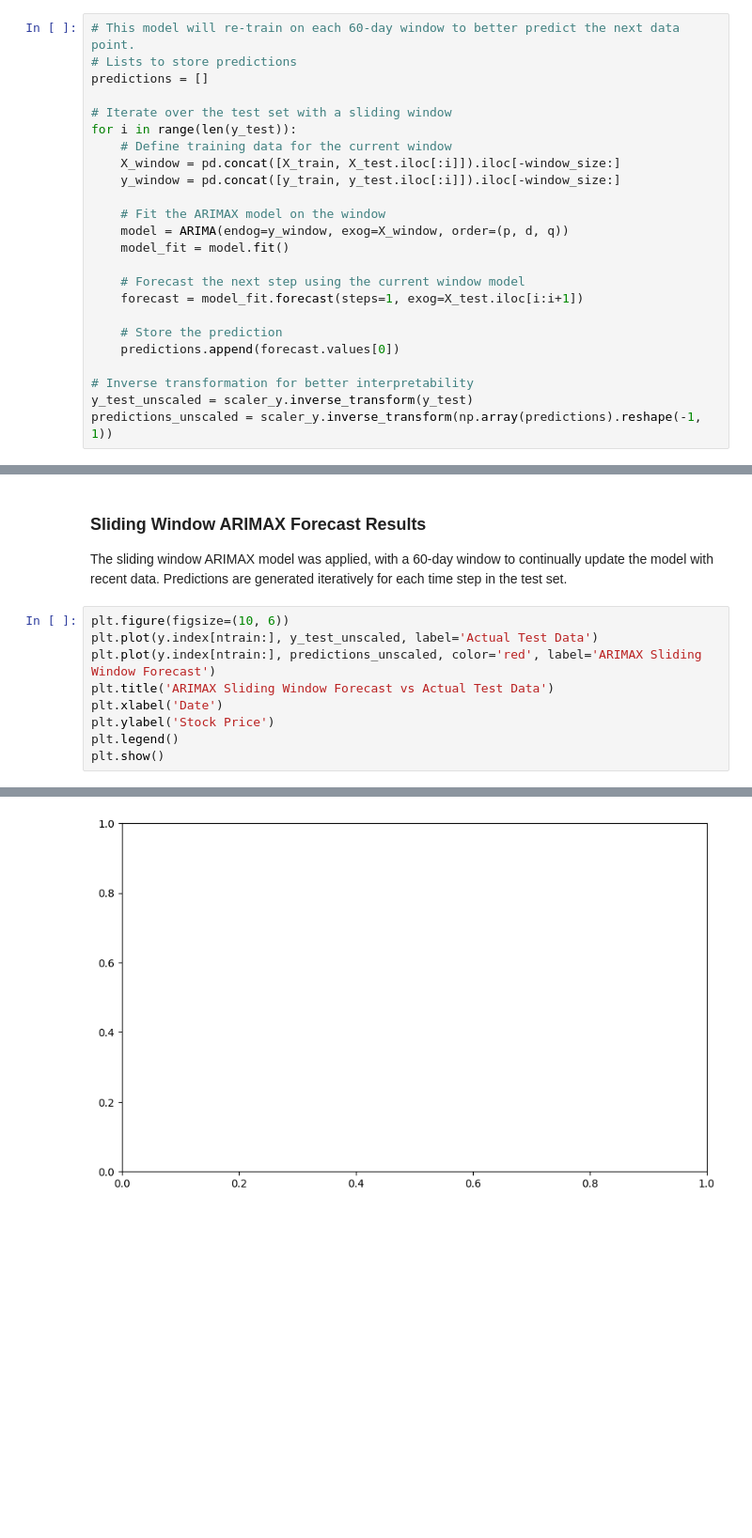
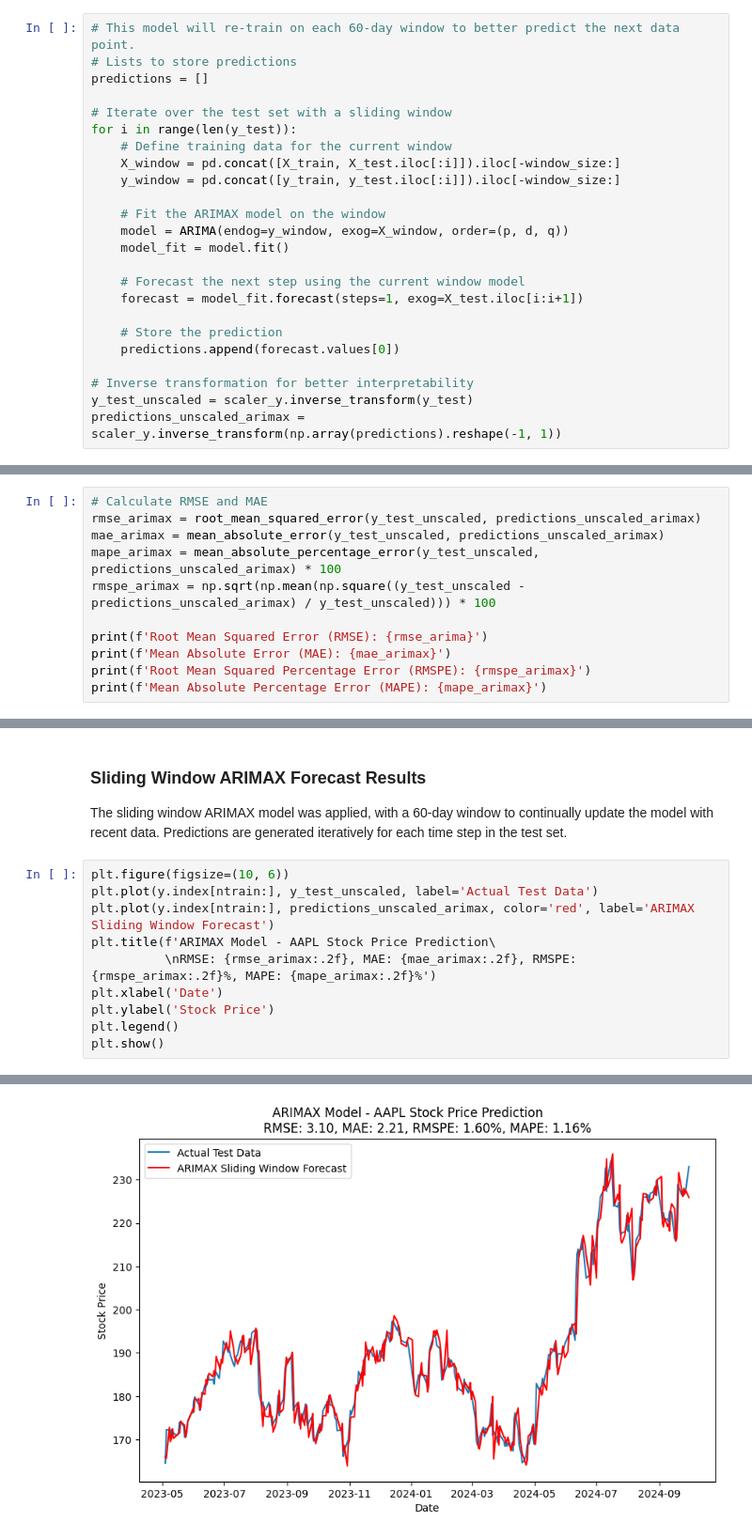
Before and after one commit to ongbernice/DSE4212-Financial-Time-Series-Analysis, a Jupyter notebook: src/arima.ipynb, the cells around one changed output, grey strips where cells are left out. Shown: that part at 94% size. Drawn from its saved outputs; the diff is of its cells as text; blank space fills up the shorter version.

```diff
--- a/src/arima.ipynb
+++ b/src/arima.ipynb
@@ -306,4 +234,4 @@ for i in range(len(y_test)):
 
 # Inverse transformation for better interpretability
 y_test_unscaled = scaler_y.inverse_transform(y_test)
-predictions_unscaled = scaler_y.inverse_transform(np.array(predictions).reshape(-1, 1))
+predictions_unscaled_arimax = scaler_y.inverse_transform(np.array(predictions).reshape(-1, 1))
@@ -309,0 +242,11 @@ predictions_unscaled = scaler_y.inverse_transform(np.array(predictions).reshape(
+# %%
+# Calculate RMSE and MAE
+rmse_arimax = root_mean_squared_error(y_test_unscaled, predictions_unscaled_arimax)
+mae_arimax = mean_absolute_error(y_test_unscaled, predictions_unscaled_arimax)
+mape_arimax = mean_absolute_percentage_error(y_test_unscaled, predictions_unscaled_arimax) * 100
+rmspe_arimax = np.sqrt(np.mean(np.square((y_test_unscaled - predictions_unscaled_arimax) / y_test_unscaled))) * 100
+
+print(f'Root Mean Squared Error (RMSE): {rmse_arima}')
+print(f'Mean Absolute Error (MAE): {mae_arimax}')
+print(f'Root Mean Squared Percentage Error (RMSPE): {rmspe_arimax}')
+print(f'Mean Absolute Percentage Error (MAPE): {mape_arimax}')
@@ -314,8 +262,9 @@ The sliding window ARIMAX model was applied, with a 60-day window to continually
 # %%
 plt.figure(figsize=(10, 6))
 plt.plot(y.index[ntrain:], y_test_unscaled, label='Actual Test Data')
-plt.plot(y.index[ntrain:], predictions_unscaled, color='red', label='ARIMAX Sliding Window Forecast')
-plt.title('ARIMAX Sliding Window Forecast vs Actual Test Data')
+plt.plot(y.index[ntrain:], predictions_unscaled_arimax, color='red', label='ARIMAX Sliding Window Forecast')
+plt.title(f'ARIMAX Model - AAPL Stock Price Prediction\
+          \nRMSE: {rmse_arimax:.2f}, MAE: {mae_arimax:.2f}, RMSPE: {rmspe_arimax:.2f}%, MAPE: {mape_arimax:.2f}%')
 plt.xlabel('Date')
 plt.ylabel('Stock Price')
 plt.legend()
@@ -325 +273 @@ ValueError: Multi-dimensional indexing (e.g. `obj[:, None]`) is no longer suppor
-[figure, old version]
+[figure, new version]
```
Also changed, not shown: parts of 19 cells of this notebook.
